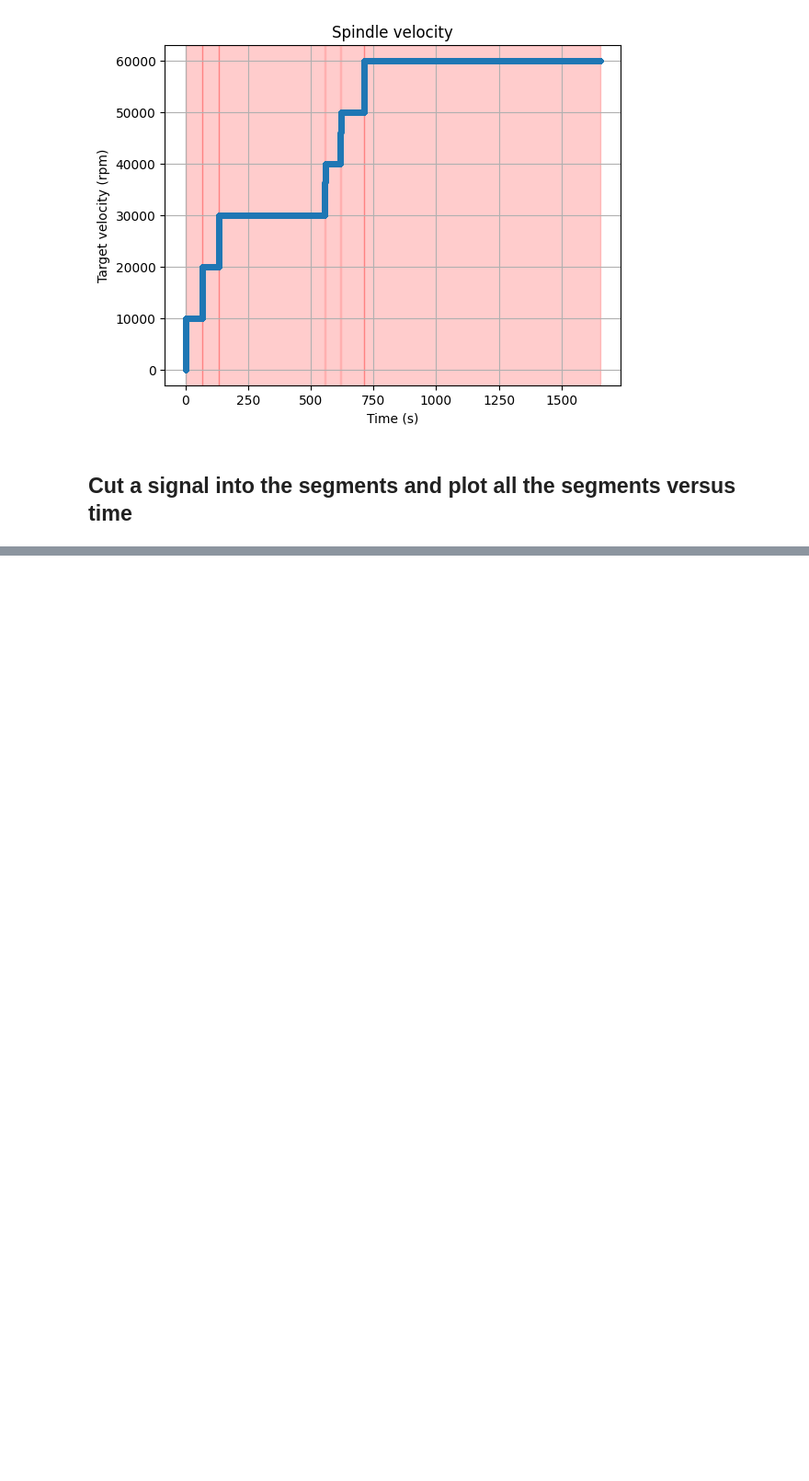
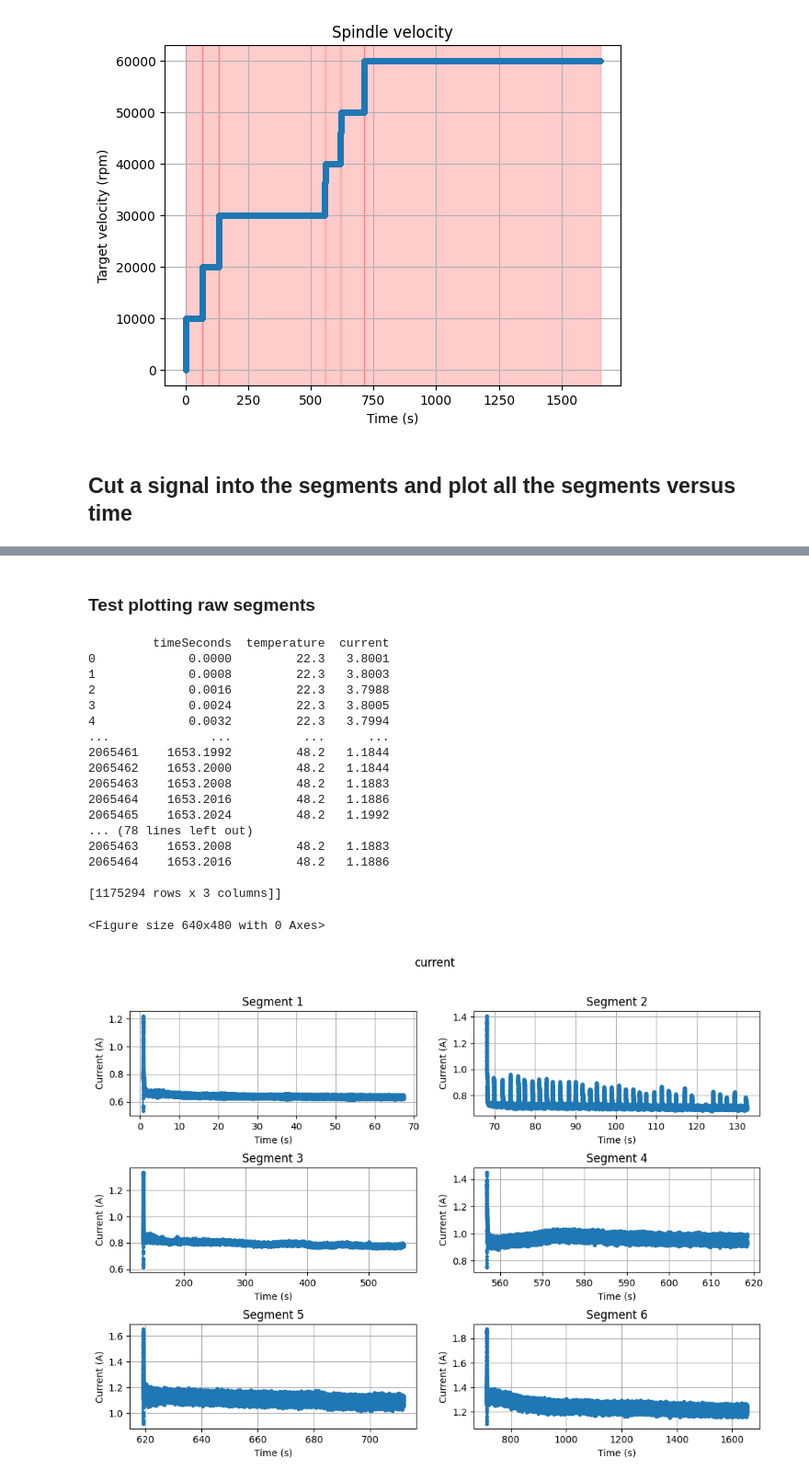
Before and after one commit to opatiny/predictiveMaintenance, a Jupyter notebook: src/notebooks/spindleCurrentVsTemperature.ipynb, the cells around one changed output, grey strips where cells are left out. Shown: that part at 92% size. Cells and saved outputs as stored; diff of their text form; code cells hidden in the pictures; blank space fills up the shorter version.

Commit message:
feat: compute slots for each segment

```diff
--- a/src/notebooks/spindleCurrentVsTemperature.ipynb
+++ b/src/notebooks/spindleCurrentVsTemperature.ipynb
@@ -223,10 +224,11 @@ First, load a sample and put useful signals into some variables.
 dataPath: Path = "../../data/normalized-2025_04_08/"
 samplePath = os.path.join(dataPath, "Mecatis_05_02_25.parquet")
 
-data = pd.read_parquet(samplePath)
-time = data["timeSeconds"]
-command = data["stSigSpindleVelocity"]
+rawData = pd.read_parquet(samplePath)
+time = rawData["timeSeconds"]
+command = rawData["stSigSpindleVelocity"]
 segmentIndices = detectConstantSegments(time, command)
+data = getTemperatureCorrectionData(rawData, timeSlot=None)
 # %%
 # plot the data
 plt.figure()
@@ -245 +249,19 @@ plt.show()
+# %%
+def splitSignal(data: pd.DataFrame, indices: list) -> list:
+    """
+    Split the data into segments.
+
+    Parameters
+    ----------
+    signal (pd.DataFrame): The data, which can have any number of columns.
+    indices (list): The indices of the segments.
+
+    Returns
+    -------
+    list: The segments of the signal.
+    """
+    segments = []
+    for segment in indices:
+        segments.append(data.iloc[segment[0]:segment[1]])
+    return segments
 # %%
@@ -278,0 +313,26 @@ plt.show()
+# %% [markdown]
+### Test plotting raw segments
+# %%
+print(data)
+segments = splitSignal(data, segmentIndices)
+plotSegments(segments)
+# %% [output]
+         timeSeconds  temperature  current
+0             0.0000         22.3   3.8001
+1             0.0008         22.3   3.8003
+2             0.0016         22.3   3.7988
+3             0.0024         22.3   3.8005
+4             0.0032         22.3   3.7994
+...              ...          ...      ...
+2065461    1653.1992         48.2   1.1844
+2065462    1653.2000         48.2   1.1844
+2065463    1653.2008         48.2   1.1883
+2065464    1653.2016         48.2   1.1886
+2065465    1653.2024         48.2   1.1992
+... (78 lines left out)
+2065463    1653.2008         48.2   1.1883
+2065464    1653.2016         48.2   1.1886
+
+[1175294 rows x 3 columns]]
+<Figure size 640x480 with 0 Axes>
+[figure, added]
```
Also changed, not shown: parts of 13 cells of this notebook, 1 other file.
